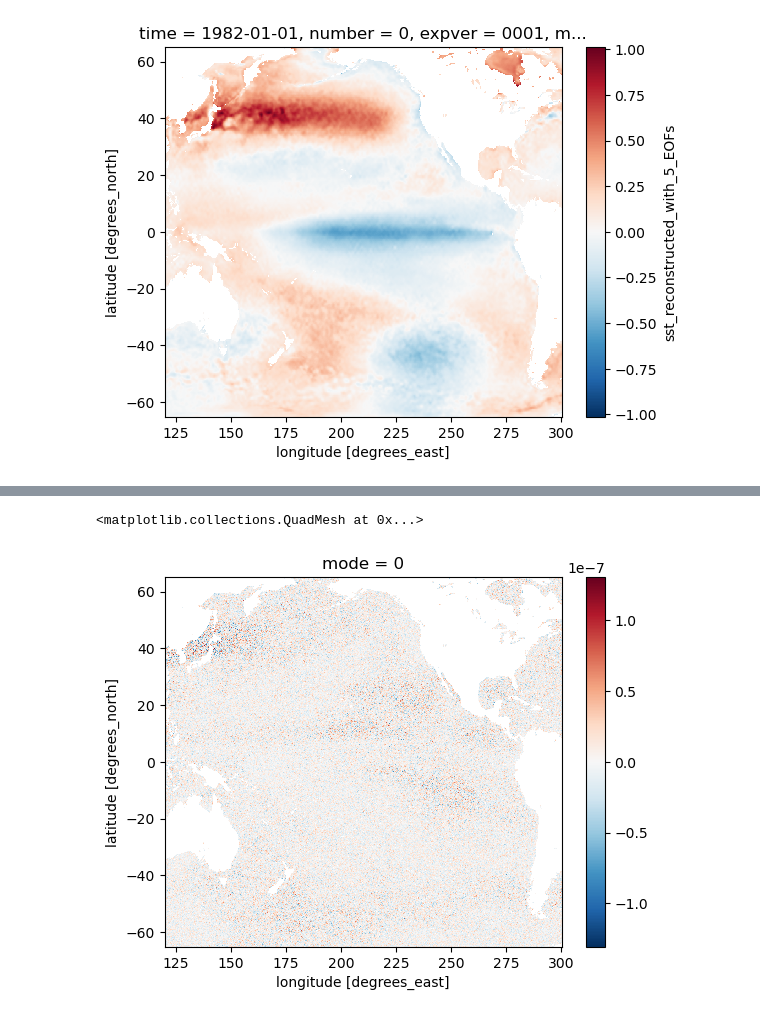
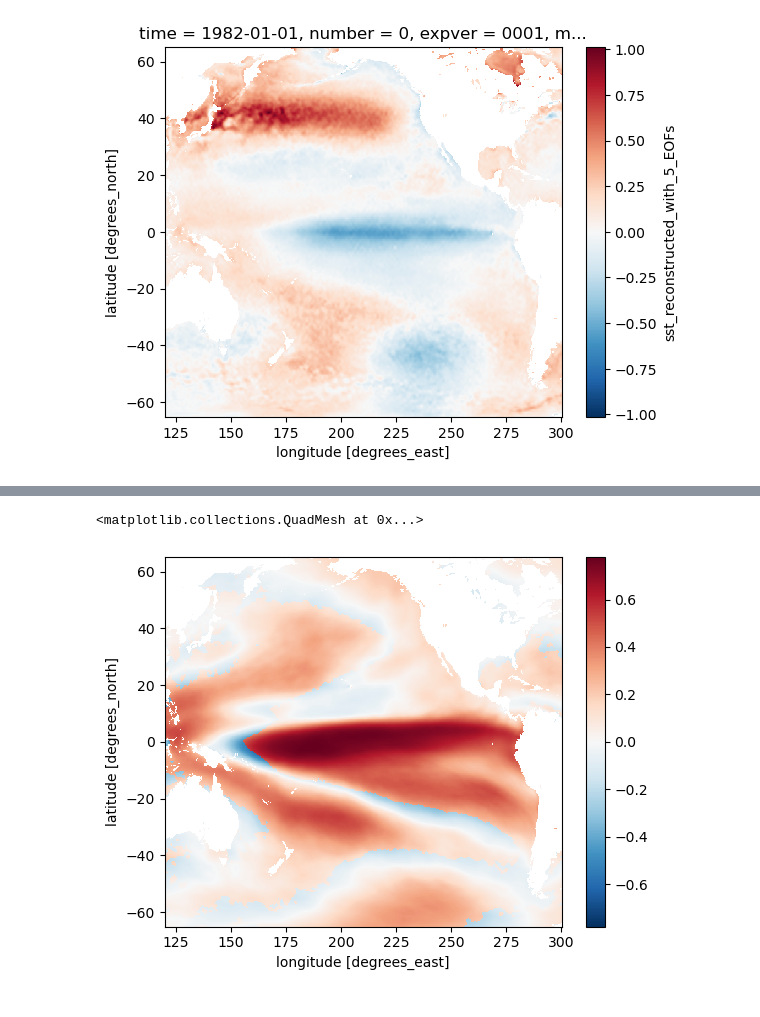
Before and after one commit to ptrierweiler/ATMS-523-Module-4-Trierweiler, a Jupyter notebook: trierweiler_HW.ipynb, the cells around one changed output, grey strips where cells are left out. Saved outputs shown, nothing was run; the diff lists cells and outputs as text; code cells hidden in the pictures.

```diff
--- a/trierweiler_HW.ipynb
+++ b/trierweiler_HW.ipynb
@@ -198,3 +196,3 @@ del ds
 # %%
 #eof1.to_netcdf('/home/pat6/module_4/ATMS-523-Module-4-Trierweiler/eof1.nc')
-#eof1 = xr.load_dataarray('/home/pat6/module_4/ATMS-523-Module-4-Trierweiler/eof1.nc')
+eof1 = xr.load_dataarray('/home/pat6/module_4/ATMS-523-Module-4-Trierweiler/eof1.nc')
@@ -313,7 +296,13 @@ z['tcwv'].mean(dim=('latitude','longitude')).plot()
 # %%
 #seasonal_decompose(z['tcwv'], model='multiplicative')
+# %%
+# reconstruction using EOF1
+reconst_1 = solver.reconstructedField(1)
 # %%
-xr.corr(eof1[0],z['tcwv'],dim='time').plot()
+# Compute a map of the Pearson's correlation coefficient between SST EOF1 and
+# monthly mean detrended, deseasonalized, and standardized monthly mean column
+# water vapor anomalies
+xr.corr(z['tcwv'],reconst_1,dim='time').plot()
 # %% [output]
 <matplotlib.collections.QuadMesh at 0x...>
-[figure, old version]
+[figure, new version]
```
Also changed, not shown: parts of 10 cells of this notebook.
